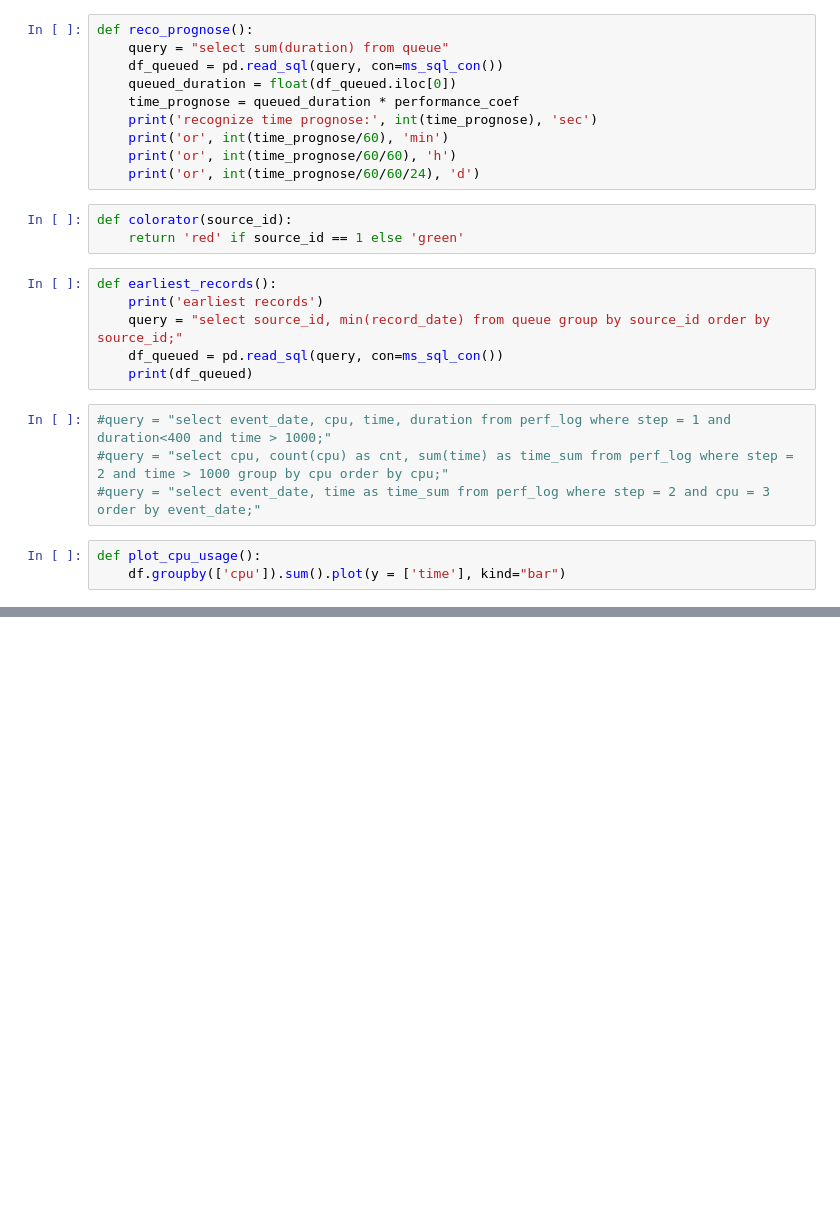
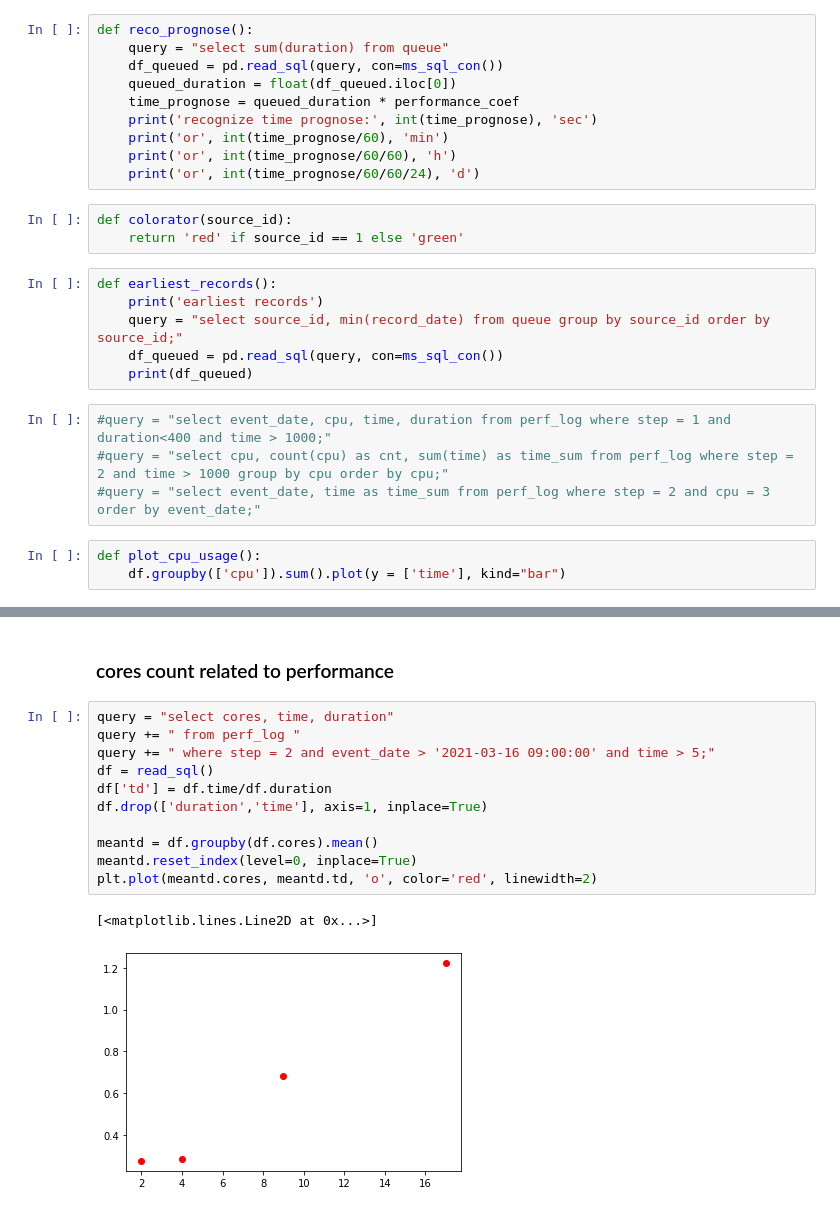
Before and after one commit to format37/call_centre_stt_server, a Jupyter notebook: performance_report.ipynb, the cells around one changed output, grey strips where cells are left out. Drawn from its saved outputs; the diff is of its cells as text; blank space fills up the shorter version.

Commit message:
modified:   init_server.py 	modified:   maintance.ipynb 	modified:   performance_report.ipynb

```diff
--- a/performance_report.ipynb
+++ b/performance_report.ipynb
@@ -125,0 +126,16 @@ earliest records
+# %% [markdown]
+### cores count related to performance
+# %%
+query = "select cores, time, duration"
+query += " from perf_log "
+query += " where step = 2 and event_date > '2021-03-16 09:00:00' and time > 5;"
+df = read_sql()
+df['td'] = df.time/df.duration
+df.drop(['duration','time'], axis=1, inplace=True)
+
+meantd = df.groupby(df.cores).mean()
+meantd.reset_index(level=0, inplace=True)
+plt.plot(meantd.cores, meantd.td, 'o', color='red', linewidth=2)
+# %% [output]
+[<matplotlib.lines.Line2D at 0x...>]
+[figure, added]
```
Also changed, not shown: parts of 2 cells of this notebook, 2 other files.
